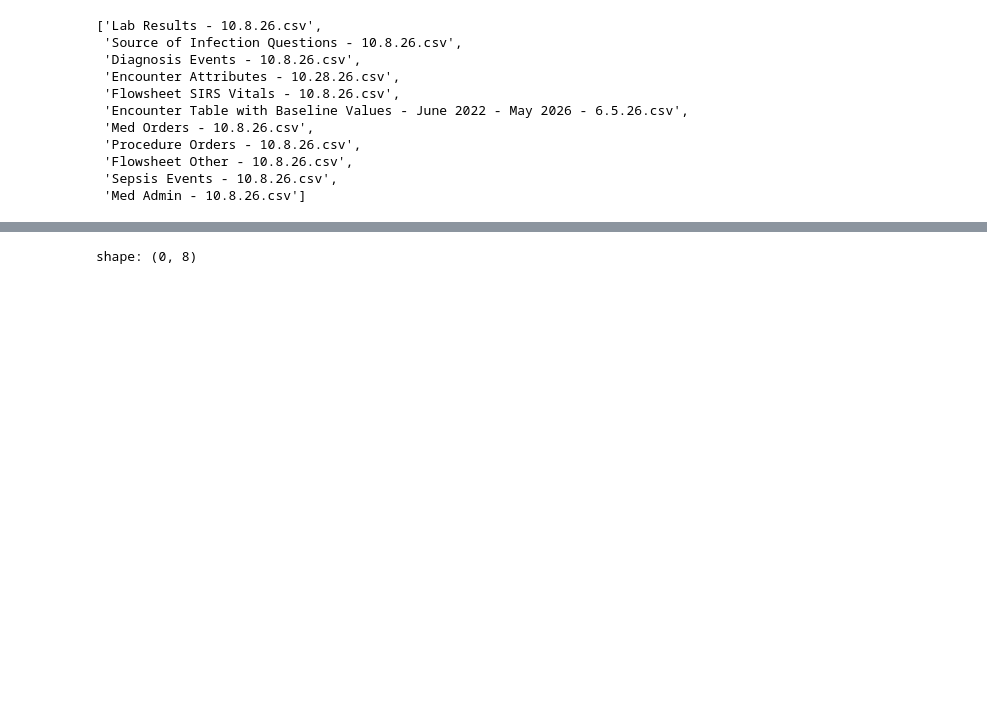
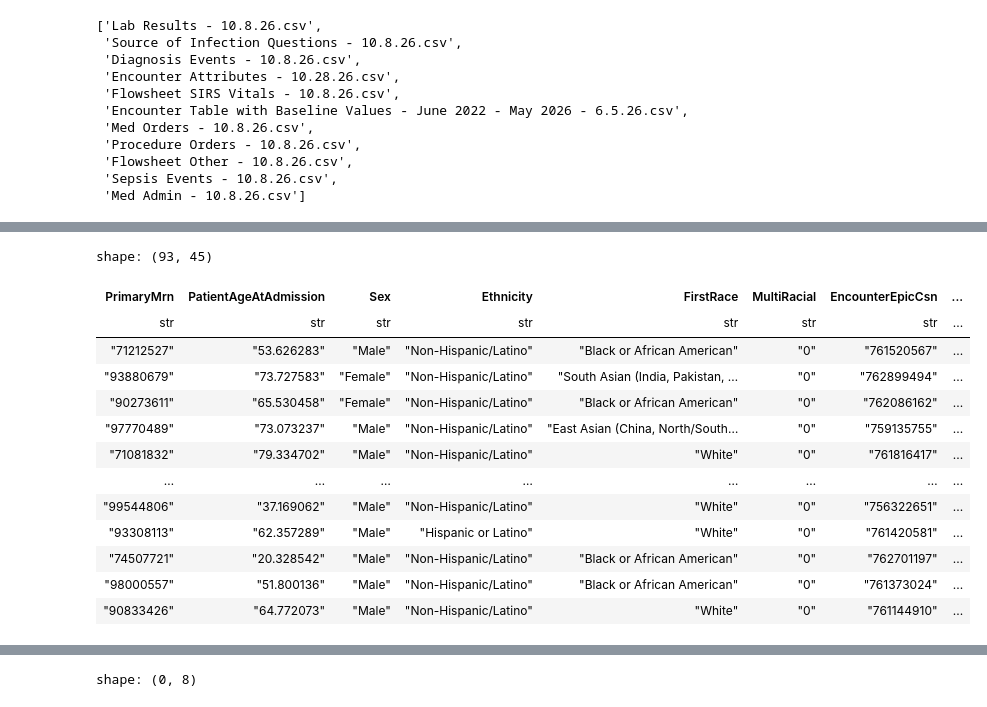
Before and after one commit to UTSW-CIC/Sepsis-Analysis, a Jupyter notebook: notebooks/scratches-requests/00_phase4_phase3_output.ipynb, the cells around one changed output, grey strips where cells are left out. Cells and saved outputs as stored; diff of their text form; code cells hidden in the pictures; blank space fills up the shorter version.

```diff
--- a/notebooks/scratches-requests/00_phase4_phase3_output.ipynb
+++ b/notebooks/scratches-requests/00_phase4_phase3_output.ipynb
@@ -296,6 +296,13 @@ shape: (6, 7)
 | 761420581 | 5 | "LACTATE+CULTURE:4" | "culture_dt+lactate_dt" | 2026-09-23 21:24:34 | 2026-09-23 21:24:34 | ... |
 | 761420581 | 6 | "LACTATE+CULTURE:5" | "culture_dt+lactate_dt" | 2026-09-23 21:24:34 | 2026-09-23 23:45:24 | ... |
 # %%
+df_enc_4  = pl.read_csv(os.path.join(data_path, "Encounter Attributes - 10.28.26.csv"),
+                         null_values=['null', "NULL", 'Null', 'NONE', 'None'],
+                        infer_schema=False,
+						# new_columns=input_output_config_4.input_file_names.HEADERS,
+                        # has_header=False
+                        )
+
 df_meds_4 = pl.read_csv(os.path.join(data_path, "Med Admin - 10.8.26.csv"),
                          null_values=['null', "NULL", 'Null', 'NONE', 'None'],
                         infer_schema=False,
@@ -316,0 +416,21 @@ df_medsord_4 = pl.read_csv(os.path.join(data_path, "Med Orders - 10.8.26.csv"),
+# %%
+df_enc_4.with_columns(
+    pl.col("DischargeDateValue").str.strptime(pl.Date, "%Y-%m-%d")
+).filter(
+    pl.col("DischargeDateValue")>dt.datetime(2026, 9, 30)
+)
+# %% [output]
+shape: (93, 45)
+| PrimaryMrn | PatientAgeAtAdmission | Sex | Ethnicity | FirstRace | MultiRacial | EncounterEpicCsn | ... |
+| str | str | str | str | str | str | str | ... |
+| "71212527" | "53.626283" | "Male" | "Non-Hispanic/Latino" | "Black or African American" | "0" | "761520567" | ... |
+| "93880679" | "73.727583" | "Female" | "Non-Hispanic/Latino" | "South Asian (India, Pakistan, … | "0" | "762899494" | ... |
+| "90273611" | "65.530458" | "Female" | "Non-Hispanic/Latino" | "Black or African American" | "0" | "762086162" | ... |
+| "97770489" | "73.073237" | "Male" | "Non-Hispanic/Latino" | "East Asian (China, North/South… | "0" | "759135755" | ... |
+| "71081832" | "79.334702" | "Male" | "Non-Hispanic/Latino" | "White" | "0" | "761816417" | ... |
+| … | … | … | … | … | … | … | ... |
+| "99544806" | "37.169062" | "Male" | "Non-Hispanic/Latino" | "White" | "0" | "756322651" | ... |
+| "93308113" | "62.357289" | "Male" | "Hispanic or Latino" | "White" | "0" | "761420581" | ... |
+| "74507721" | "20.328542" | "Male" | "Non-Hispanic/Latino" | "Black or African American" | "0" | "762701197" | ... |
+| "98000557" | "51.800136" | "Male" | "Non-Hispanic/Latino" | "Black or African American" | "0" | "761373024" | ... |
+| "90833426" | "64.772073" | "Male" | "Non-Hispanic/Latino" | "White" | "0" | "761144910" | ... |
```
Also changed, not shown: parts of 7 cells of this notebook, 28 other files.
